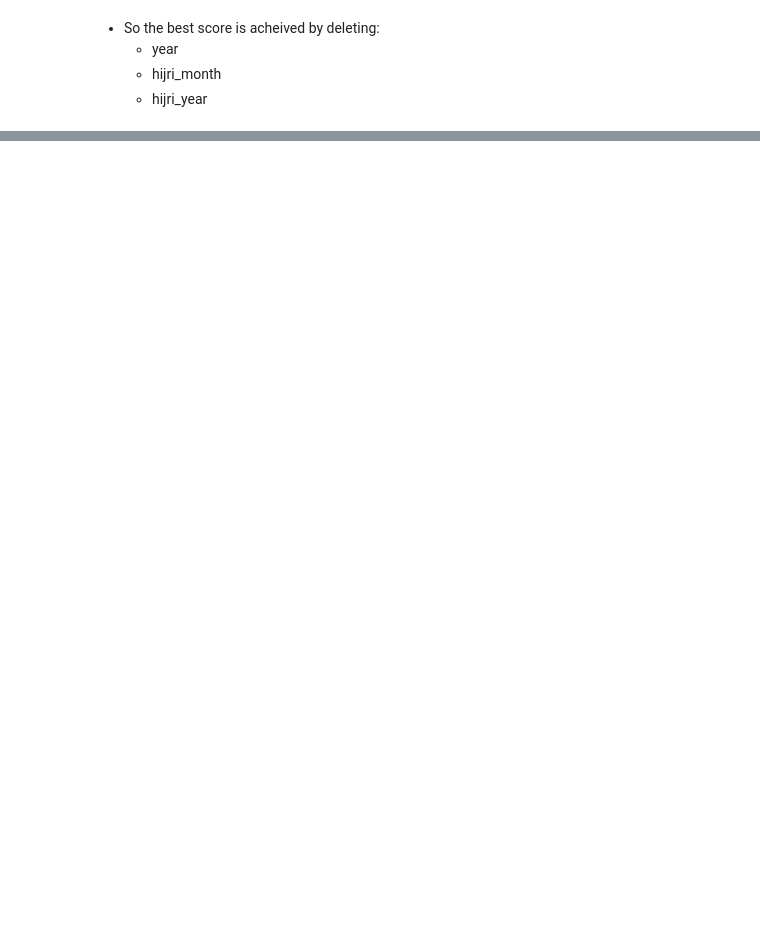
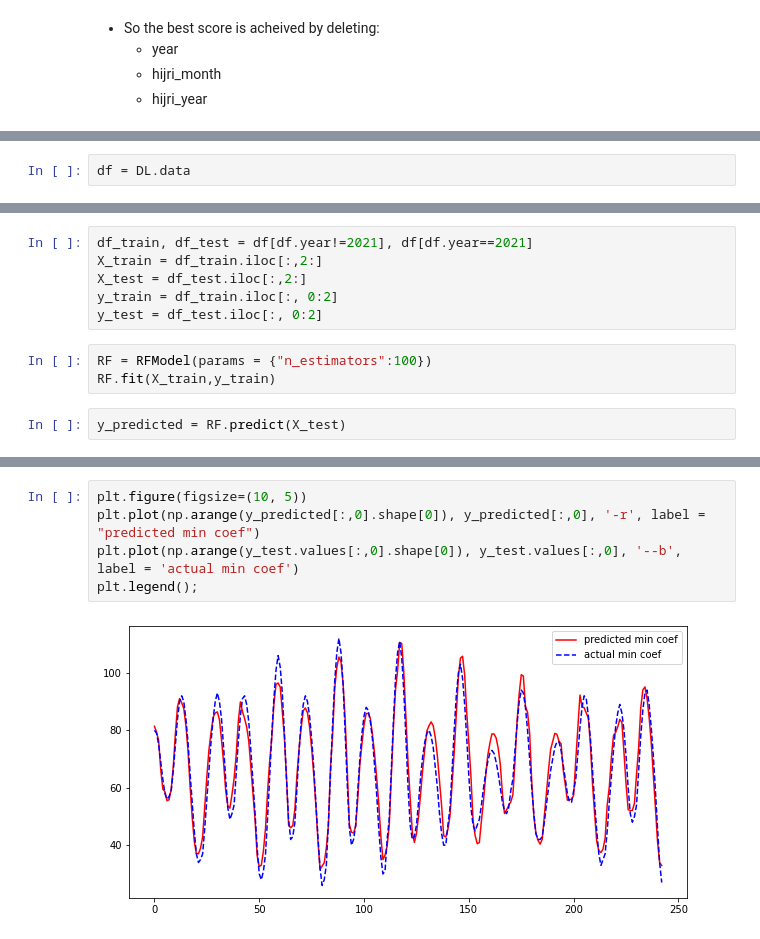
Before and after one commit to otmane-el-aloi/Prediction-of-tidal-coefficients, a Jupyter notebook: featureEngineering.ipynb, the cells around one changed output, grey strips where cells are left out. Cells and saved outputs as stored; diff of their text form; blank space fills up the shorter version.

Commit message:
change target to min coef and max coef

```diff
--- a/featureEngineering.ipynb
+++ b/featureEngineering.ipynb
@@ -358,0 +366,2 @@ df_train.loc[].head()
+# %%
+df = DL.data
@@ -358,0 +406,11 @@ df_train.loc[].head()
+# %%
+df_train, df_test = df[df.year!=2021], df[df.year==2021]
+X_train = df_train.iloc[:,2:]
+X_test = df_test.iloc[:,2:]
+y_train = df_train.iloc[:, 0:2]
+y_test = df_test.iloc[:, 0:2]
+# %%
+RF = RFModel(params = {"n_estimators":100})
+RF.fit(X_train,y_train)
+# %%
+y_predicted = RF.predict(X_test)
@@ -358,0 +439,7 @@ df_train.loc[].head()
+# %%
+plt.figure(figsize=(10, 5))
+plt.plot(np.arange(y_predicted[:,0].shape[0]), y_predicted[:,0], '-r', label = "predicted min coef")
+plt.plot(np.arange(y_test.values[:,0].shape[0]), y_test.values[:,0], '--b', label = 'actual min coef')
+plt.legend();
+# %% [output]
+[figure, added]
```
Also changed, not shown: parts of 10 cells of this notebook.
